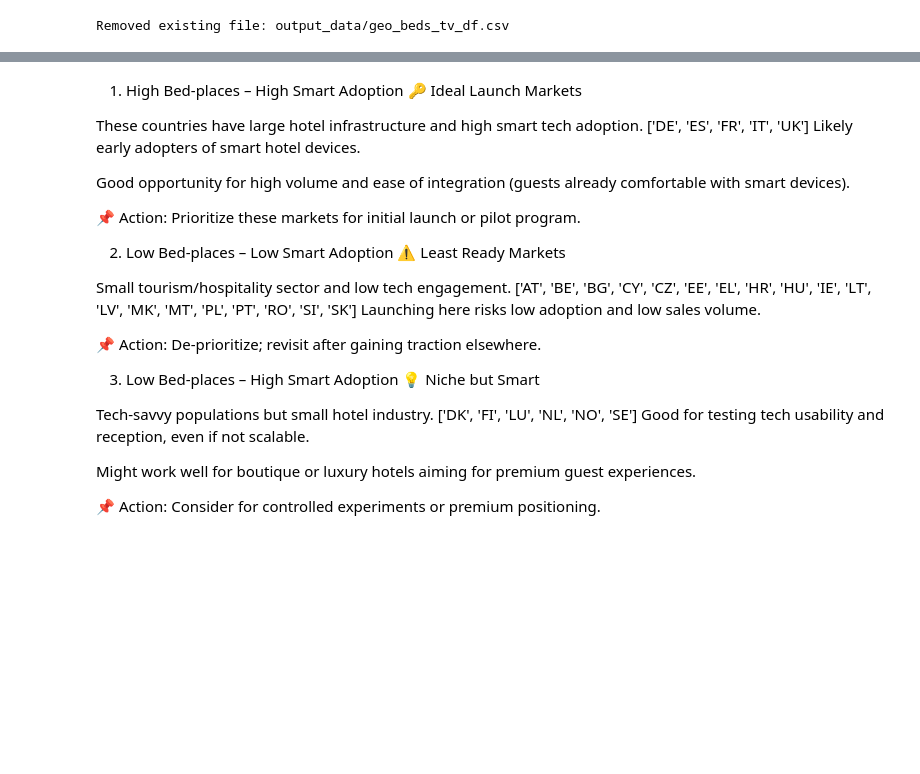
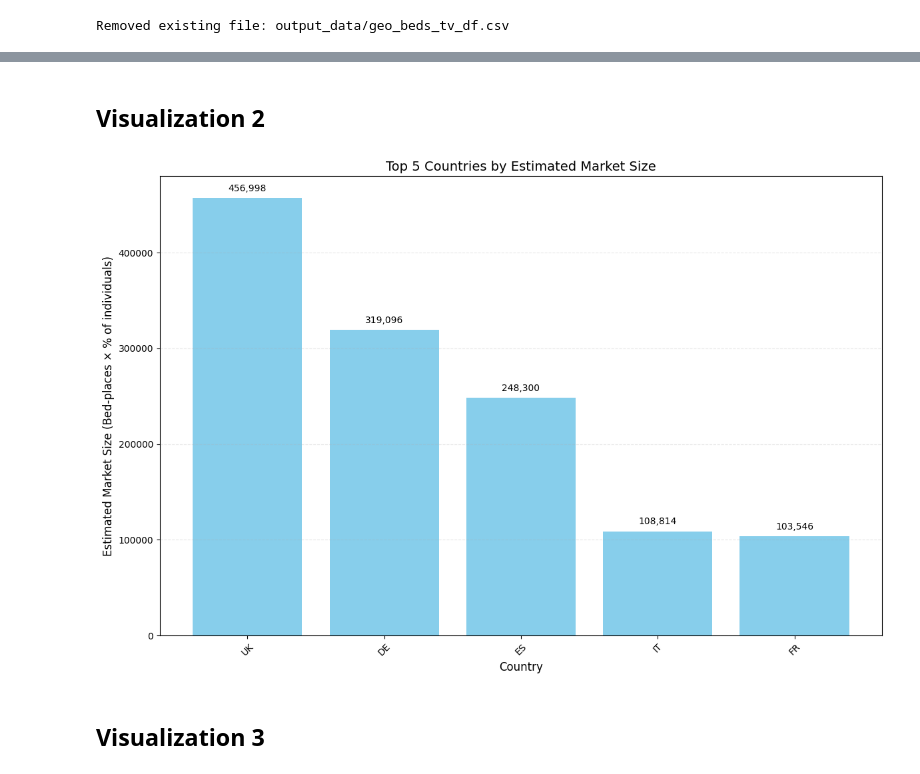
Before and after one commit to mbilalnust/eu-smartlamp-market-analysis, a Jupyter notebook: app.ipynb, the cells around one changed output, grey strips where cells are left out. Drawn from its saved outputs; the diff is of its cells as text; code cells hidden in the pictures; blank space fills up the shorter version.

```diff
--- a/app.ipynb
+++ b/app.ipynb
@@ -260,31 +110,27 @@ Cluster
-# %% [markdown]
-1. High Bed-places – High Smart Adoption
-🔑 Ideal Launch Markets
-
-These countries have large hotel infrastructure and high smart tech adoption.
-['DE', 'ES', 'FR', 'IT', 'UK']
-Likely early adopters of smart hotel devices.
-
-Good opportunity for high volume and ease of integration (guests already comfortable with smart devices).
-
-📌 Action: Prioritize these markets for initial launch or pilot program.
-
-2. Low Bed-places – Low Smart Adoption
-⚠️ Least Ready Markets
-
-Small tourism/hospitality sector and low tech engagement.
-['AT', 'BE', 'BG', 'CY', 'CZ', 'EE', 'EL', 'HR', 'HU', 'IE', 'LT', 'LV', 'MK', 'MT', 'PL', 'PT', 'RO', 'SI', 'SK']
-Launching here risks low adoption and low sales volume.
-
-📌 Action: De-prioritize; revisit after gaining traction elsewhere.
-
-3. Low Bed-places – High Smart Adoption
-💡 Niche but Smart
-
-Tech-savvy populations but small hotel industry.
-['DK', 'FI', 'LU', 'NL', 'NO', 'SE']
-Good for testing tech usability and reception, even if not scalable.
-
-Might work well for boutique or luxury hotels aiming for premium guest experiences.
-
-📌 Action: Consider for controlled experiments or premium positioning.
+# %% [markdown]
+## Visualization 2
+# %%
+# Visualization 2: Bar chart of top 5 countries by estimated market size (no clustering)
+top_5 = ranked_data.sort_values(by='Estimated Market Size', ascending=False).head(5)
+plt.figure(figsize=(12, 8))
+bars = plt.bar(top_5['Country Code'], top_5['Estimated Market Size'], color='skyblue')
+
+# Add value labels on top of bars
+for bar in bars:
+    height = bar.get_height()
+    plt.text(bar.get_x() + bar.get_width()/2., height + 5000,
+            f'{int(height):,}',
+            ha='center', va='bottom', rotation=0)
+
+plt.title('Top 5 Countries by Estimated Market Size', fontsize=14)
+plt.xlabel('Country', fontsize=12)
+plt.ylabel('Estimated Market Size (Bed-places × % of individuals)', fontsize=12)
+plt.xticks(rotation=45)
+plt.grid(True, linestyle='--', alpha=0.3, axis='y')
+plt.tight_layout()
+plt.savefig(f'{output_dir}/top_5_market_size.png')
+plt.show()
+# %% [output]
+[figure, added]
+# %% [markdown]
+## Visualization 3
```
Also changed, not shown: parts of 23 cells of this notebook.
